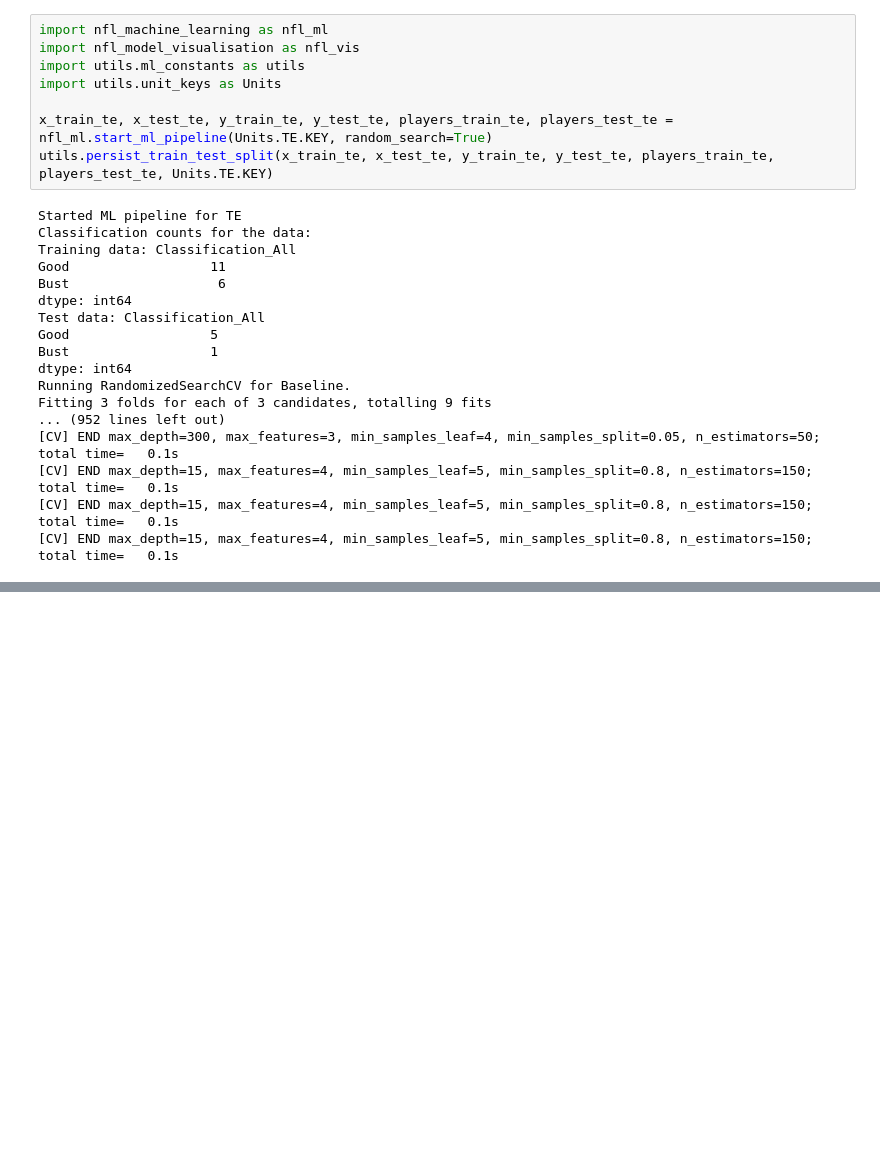
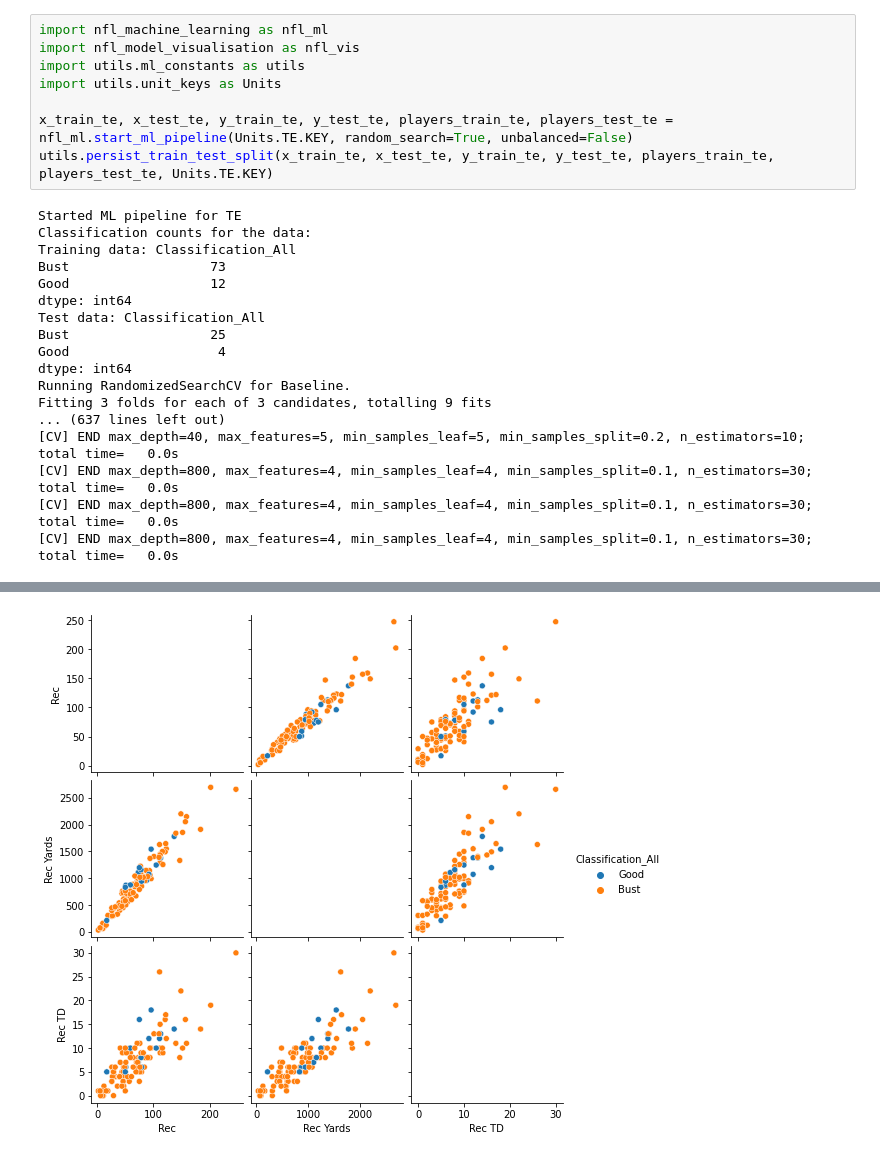
Before and after one commit to Thoromis/nfl_predictions, a Jupyter notebook: python_scripts/te_ml.ipynb, the cells around one changed output, grey strips where cells are left out. Saved outputs shown, nothing was run; the diff lists cells and outputs as text; blank space fills up the shorter version.

```diff
--- a/python_scripts/te_ml.ipynb
+++ b/python_scripts/te_ml.ipynb
@@ -4,26 +4,26 @@ import nfl_model_visualisation as nfl_vis
 import utils.ml_constants as utils
 import utils.unit_keys as Units
 
-x_train_te, x_test_te, y_train_te, y_test_te, players_train_te, players_test_te = nfl_ml.start_ml_pipeline(Units.TE.KEY, random_search=True)
+x_train_te, x_test_te, y_train_te, y_test_te, players_train_te, players_test_te = nfl_ml.start_ml_pipeline(Units.TE.KEY, random_search=True, unbalanced=False)
 utils.persist_train_test_split(x_train_te, x_test_te, y_train_te, y_test_te, players_train_te, players_test_te, Units.TE.KEY)
 # %% [output]
 Started ML pipeline for TE
 Classification counts for the data:
 Training data: Classification_All
-Good                  11
-Bust                   6
+Bust                  73
+Good                  12
 dtype: int64
 Test data: Classification_All
-Good                  5
-Bust                  1
+Bust                  25
+Good                   4
 dtype: int64
 Running RandomizedSearchCV for Baseline.
 Fitting 3 folds for each of 3 candidates, totalling 9 fits
-... (952 lines left out)
-[CV] END max_depth=300, max_features=3, min_samples_leaf=4, min_samples_split=0.05, n_estimators=50; total time=   0.1s
-[CV] END max_depth=15, max_features=4, min_samples_leaf=5, min_samples_split=0.8, n_estimators=150; total time=   0.1s
-[CV] END max_depth=15, max_features=4, min_samples_leaf=5, min_samples_split=0.8, n_estimators=150; total time=   0.1s
-[CV] END max_depth=15, max_features=4, min_samples_leaf=5, min_samples_split=0.8, n_estimators=150; total time=   0.1s
+... (637 lines left out)
+[CV] END max_depth=40, max_features=5, min_samples_leaf=5, min_samples_split=0.2, n_estimators=10; total time=   0.0s
+[CV] END max_depth=800, max_features=4, min_samples_leaf=4, min_samples_split=0.1, n_estimators=30; total time=   0.0s
+[CV] END max_depth=800, max_features=4, min_samples_leaf=4, min_samples_split=0.1, n_estimators=30; total time=   0.0s
+[CV] END max_depth=800, max_features=4, min_samples_leaf=4, min_samples_split=0.1, n_estimators=30; total time=   0.0s
 A value is trying to be set on a copy of a slice from a DataFrame
 
 See the caveats in the documentation: https://pandas.pydata.org/pandas-docs/stable/user_guide/indexing.html#returning-a-view-versus-a-copy
@@ -44,3 +44,4 @@ Traceback (most recent call last):
+[figure, added]
 # %%
 x_train_te, x_test_te, y_train_te, y_test_te, players_train_te, players_test_te = utils.read_train_test_split(Units.TE.KEY)
 nfl_vis.visualise_models(x_train_te, x_test_te, y_train_te, y_test_te, players_train_te, players_test_te, Units.TE.KEY)
```
Also changed, not shown: parts of 2 cells of this notebook, 46 other files.
